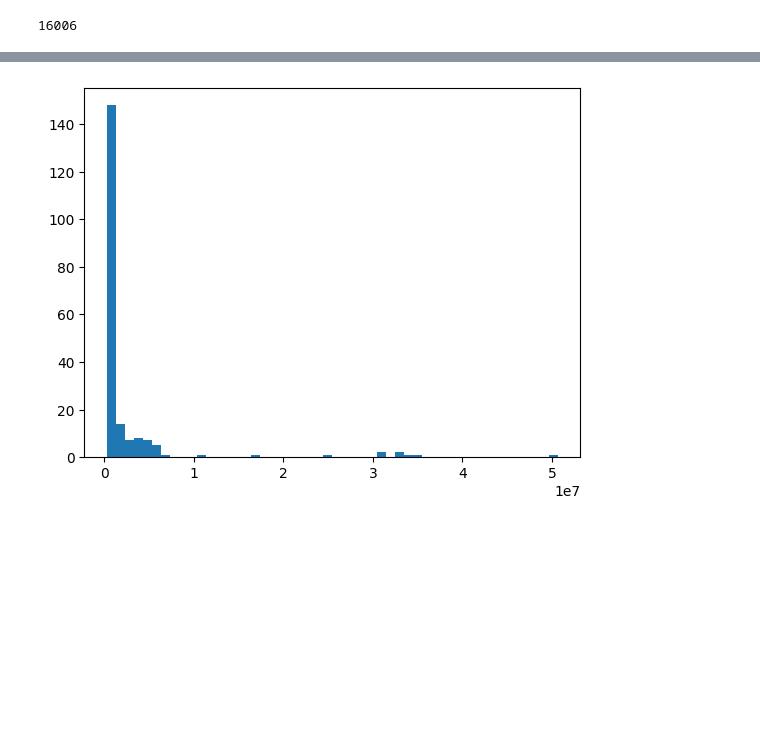
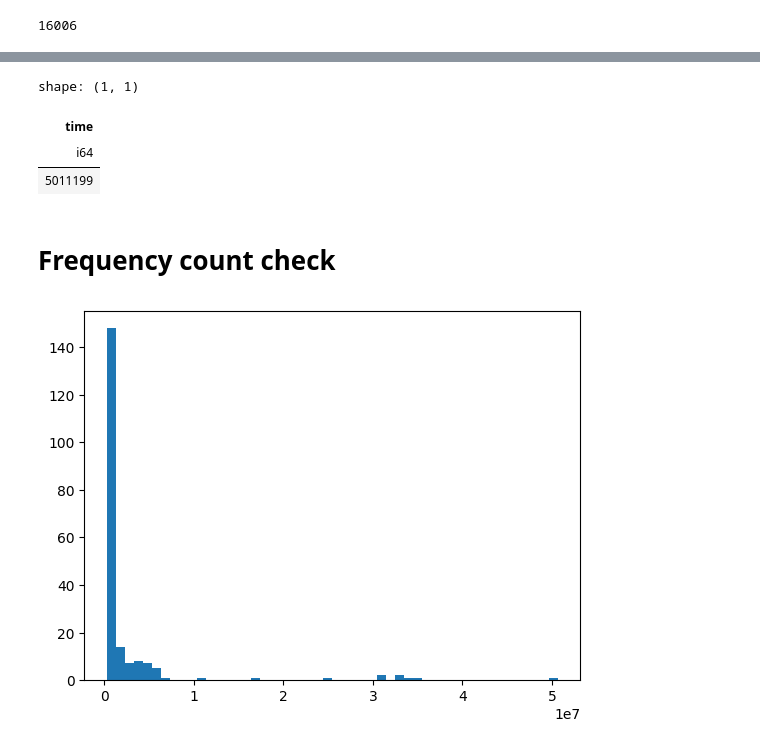
Before and after one commit to adam-broomhead/cybersecurity_thesis, a Jupyter notebook: notebooks/Imports and EDA/test.ipynb, the cells around one changed output, grey strips where cells are left out. Cells and saved outputs as stored; diff of their text form; code cells hidden in the pictures; blank space fills up the shorter version.

```diff
--- a/notebooks/Imports and EDA/test.ipynb
+++ b/notebooks/Imports and EDA/test.ipynb
@@ -7,5 +19,5 @@ import numpy as np
 # %%
-df = pl.scan_parquet("/home/ma/a/alb25/Project/python_scripts/eda_and_misc/parquet_output/*")
+df = pl.scan_parquet("/home/ma/a/alb25/Project/thesis_code/data/*")
 # %%
 destinations = df.select('destination_computer').unique().collect()['destination_computer'].to_list()
 # %%
@@ -29,3 +41,10 @@ shape: (5, 9)
 | "1" | "C101$@DOM1" | "C101$@DOM1" | "C988" | "C988" | "?" | ... |
 | "1" | "C1020$@DOM1" | "SYSTEM@C1020" | "C1020" | "C1020" | "Negotiate" | ... |
 | "1" | "C1021$@DOM1" | "C1021$@DOM1" | "C1021" | "C625" | "Kerberos" | ... |
+# %%
+df.select(pl.col('time').cast(pl.Int64)).max().collect()
+# %% [output]
+shape: (1, 1)
+| time |
+| i64 |
+| 5011199 |
@@ -32,3 +54,5 @@ shape: (5, 9)
+# %% [markdown]
+# Frequency count check
 # %%
 source_counts = df.group_by('source_computer').len().sort(by='len', descending=True).collect()
 frequencies = source_counts['len'].to_list()
```
Also changed, not shown: parts of 21 cells of this notebook.
